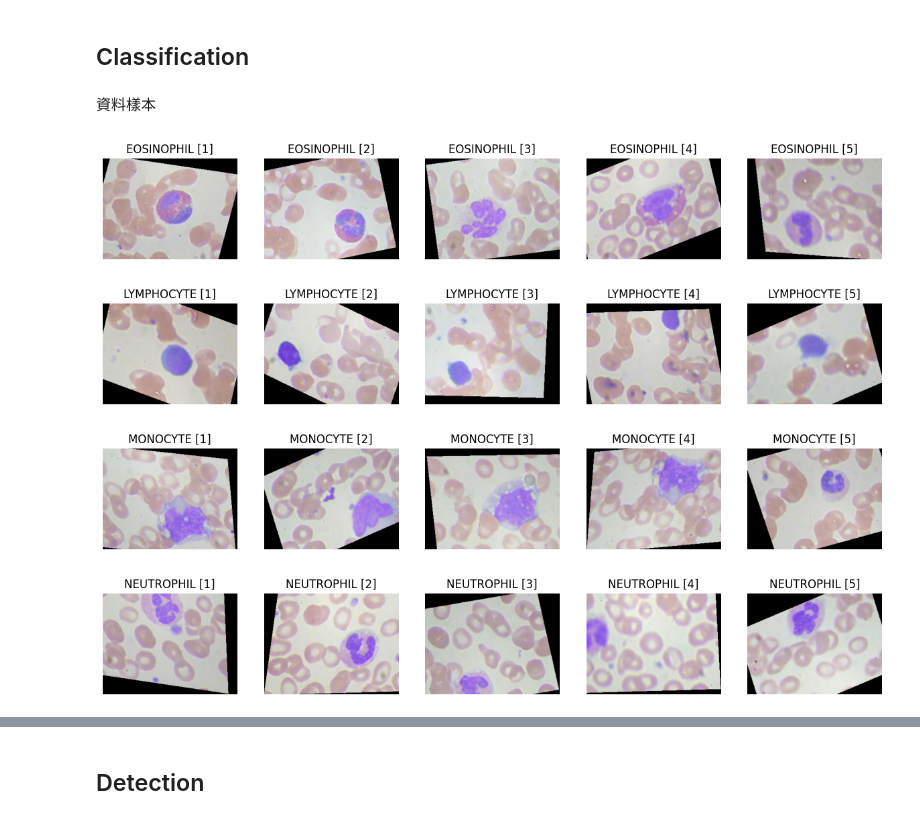
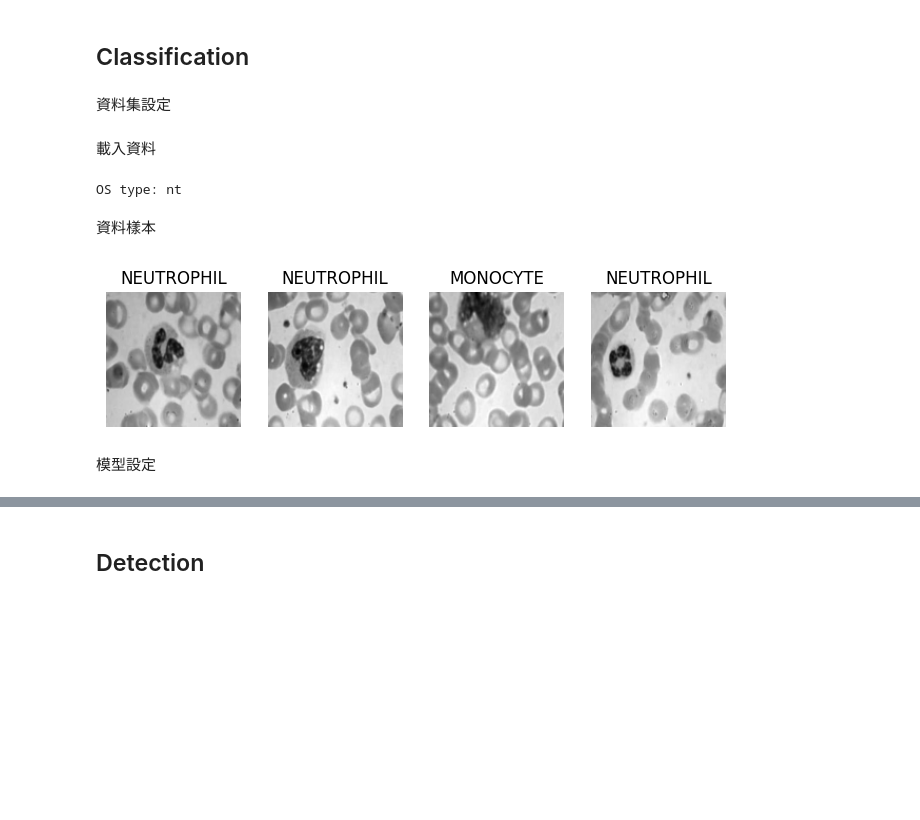
Before and after one commit to ImMasterSam/NSYSU_ComputerVision, a Jupyter notebook: blood_cell.ipynb, the cells around one changed output, grey strips where cells are left out. Saved outputs shown, nothing was run; the diff lists cells and outputs as text; code cells hidden in the pictures; blank space fills up the shorter version.

```diff
--- a/blood_cell.ipynb
+++ b/blood_cell.ipynb
@@ -31,25 +50,64 @@ Dataset already exists.
 # %% [markdown]
 ## Classification
+# %% [markdown]
+資料集設定
+# %%
+DATA_DIR = "./blood-cells/dataset2-master/dataset2-master/images/"
+
+# Data transformations
+data_transform = transforms.Compose([
+    transforms.ConvertImageDtype(torch.float),
+    transforms.Grayscale(),
+    transforms.Resize((128, 128)),
+    transforms.ToTensor(),
+])
+
+# Load datasets
+train_dataset = imagenette_dataset(
+    f"{DATA_DIR}/TRAIN", transform=data_transform)
+val_dataset = imagenette_dataset(
+    f"{DATA_DIR}/TEST_SIMPLE", transform=data_transform)
+test_dataset = imagenette_dataset(
+    f"{DATA_DIR}/TEST", transform=data_transform)
 # %% [markdown]
-資料樣本
+載入資料
+# %%
+os_type = os.name
+print("OS type:", os_type)
+
+train_dataloader = torch.utils.data.DataLoader(
+    train_dataset, batch_size=16, shuffle=True,
+    num_workers=4 if os_type == 'nt' else 0)
+
+val_dataloader = torch.utils.data.DataLoader(
+    val_dataset, batch_size=16,
+    num_workers=4 if os_type == 'nt' else 0)
+
+test_dataloader = torch.utils.data.DataLoader(
+    test_dataset, batch_size=16,
+    num_workers=4 if os_type == 'nt' else 0)
+# %% [output]
+OS type: nt
+# %% [markdown]
+資料樣本
 # %%
-cell_types = ['EOSINOPHIL', 'LYMPHOCYTE', 'MONOCYTE', 'NEUTROPHIL']
-path = './blood-cells/dataset2-master/dataset2-master/images/TRAIN/'
-
-for cell_type in cell_types:
-    sample_images = os.listdir(path + cell_type)[:5]
-    plt.figure(figsize=(15, 5))
-    for i, img_name in enumerate(sample_images):
-        img_path = path + cell_type + '/' + img_name
-        img = cv2.imread(img_path)
-        img = cv2.cvtColor(img, cv2.COLOR_BGR2RGB)
-        plt.subplot(1, 5, i + 1)
-        plt.imshow(img)
-        plt.title(f'{cell_type} [{i+1}]')
-        plt.axis('off')
-    plt.show()
+# Plot some samples
+fig, axes = plt.subplots(1, 4, figsize=(8, 8))
+for i in range(4):
+    idx = np.random.randint(len(val_dataset))
+    image, label = val_dataset[idx]
+    label_name = val_dataset.idx_to_class[label]
+    if image.shape[0] == 3:
+        image = image.squeeze().permute(1, 2, 0)  # CxHxW to HxWxC for plotting
+        cmap = None
+    if image.shape[0] == 1:
+        image = image.squeeze()  # HxW for grayscale images
+        cmap = 'gray'
+    axes[i].imshow(image, cmap=cmap)
+    axes[i].set_title(f"{label_name}")
+    axes[i].axis('off')
+plt.show()
 # %% [output]
-[figure, old version]
+[figure, new version]
-[figure, removed]
-[figure, removed]
-[figure, removed]
+# %% [markdown]
+模型設定
```
Also changed, not shown: parts of 11 cells of this notebook, 4 other files.
